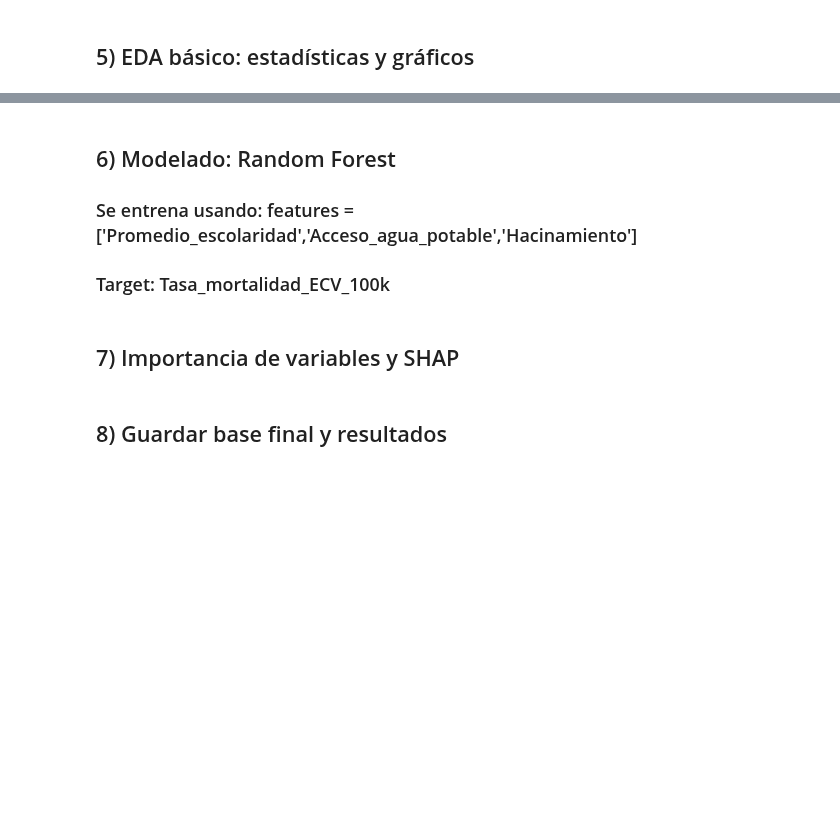
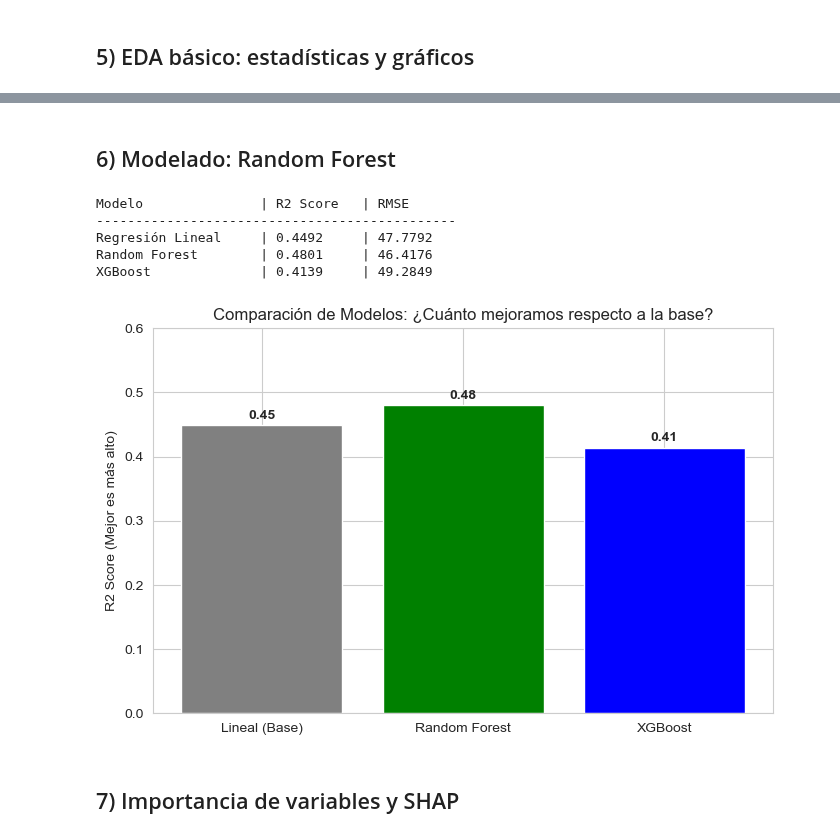
Before and after one commit to zMatuiti/analisis-mortalidad-cardiovascular, a Jupyter notebook: main.ipynb, the cells around one changed output, grey strips where cells are left out. Drawn from its saved outputs; the diff is of its cells as text; code cells hidden in the pictures; blank space fills up the shorter version.

```diff
--- a/main.ipynb
+++ b/main.ipynb
@@ -538,8 +621,70 @@ Base de datos final guardada en: C:\Users\matia\Desktop\ProyectoAD\results\base_
 # %% [markdown]
 ## 6) Modelado: Random Forest
-### Se entrena usando: features = ['Promedio_escolaridad','Acceso_agua_potable','Hacinamiento']
-### Target: Tasa_mortalidad_ECV_100k
+# %%
+# definicion de datos
+features = ['Poblacion_mayor_65', 'Indice_dependencia_mayor',
+            'Promedio_escolaridad', 'Acceso_agua_potable', 'Hacinamiento']
+target = 'Tasa_mortalidad_ECV_100k'
+
+X = df[features]
+y = df[target]
+
+X_train, X_test, y_train, y_test = train_test_split(X, y, test_size=0.3, random_state=42)
+
+# --- A. Modelo Base (Baseline) ---
+# se usa una regresion lineal simple para comparar
+base_model = LinearRegression()
+base_model.fit(X_train, y_train)
+y_pred_base = base_model.predict(X_test)
+r2_base = r2_score(y_test, y_pred_base)
+rmse_base = np.sqrt(mean_squared_error(y_test, y_pred_base))
+
+# --- B. Random Forest ---
+rf_model = RandomForestRegressor(n_estimators=100, random_state=42)
+rf_model.fit(X_train, y_train)
+y_pred_rf = rf_model.predict(X_test)
+r2_rf = r2_score(y_test, y_pred_rf)
+rmse_rf = np.sqrt(mean_squared_error(y_test, y_pred_rf))
+
+# --- C. XGBoost ---
+if has_xgb:
+    xgb_model = XGBRegressor(n_estimators=100, learning_rate=0.1, random_state=42)
+    xgb_model.fit(X_train, y_train)
+    y_pred_xgb = xgb_model.predict(X_test)
+    r2_xgb = r2_score(y_test, y_pred_xgb)
+    rmse_xgb = np.sqrt(mean_squared_error(y_test, y_pred_xgb))
+else:
+    r2_xgb, rmse_xgb = 0, 0
+
+# comparativa de resultados
+print(f"{'Modelo':<20} | {'R2 Score':<10} | {'RMSE':<10}")
+print("-" * 46)
+print(f"{'Regresión Lineal':<20} | {r2_base:.4f}     | {rmse_base:.4f}")
+print(f"{'Random Forest':<20} | {r2_rf:.4f}     | {rmse_rf:.4f}")
+if has_xgb:
+    print(f"{'XGBoost':<20} | {r2_xgb:.4f}     | {rmse_xgb:.4f}")
+
+# graficos de comparacion
+modelos = ['Lineal (Base)', 'Random Forest']
+r2s = [r2_base, r2_rf]
+if has_xgb:
+    modelos.append('XGBoost')
+    r2s.append(r2_xgb)
+
+plt.figure(figsize=(8, 5))
+plt.bar(modelos, r2s, color=['gray', 'green', 'blue'])
+plt.title("Comparación de Modelos: ¿Cuánto mejoramos respecto a la base?")
+plt.ylabel("R2 Score (Mejor es más alto)")
+plt.ylim(0, 0.6)
+for i, v in enumerate(r2s):
+    plt.text(i, v + 0.01, f"{v:.2f}", ha='center', fontweight='bold')
+plt.show()
+# %% [output]
+Modelo               | R2 Score   | RMSE
+----------------------------------------------
+Regresión Lineal     | 0.4492     | 47.7792
+Random Forest        | 0.4801     | 46.4176
+XGBoost              | 0.4139     | 49.2849
+[figure, added]
 # %% [markdown]
 ## 7) Importancia de variables y SHAP
-# %% [markdown]
-## 8) Guardar base final y resultados
```
Also changed, not shown: parts of 16 cells of this notebook.
